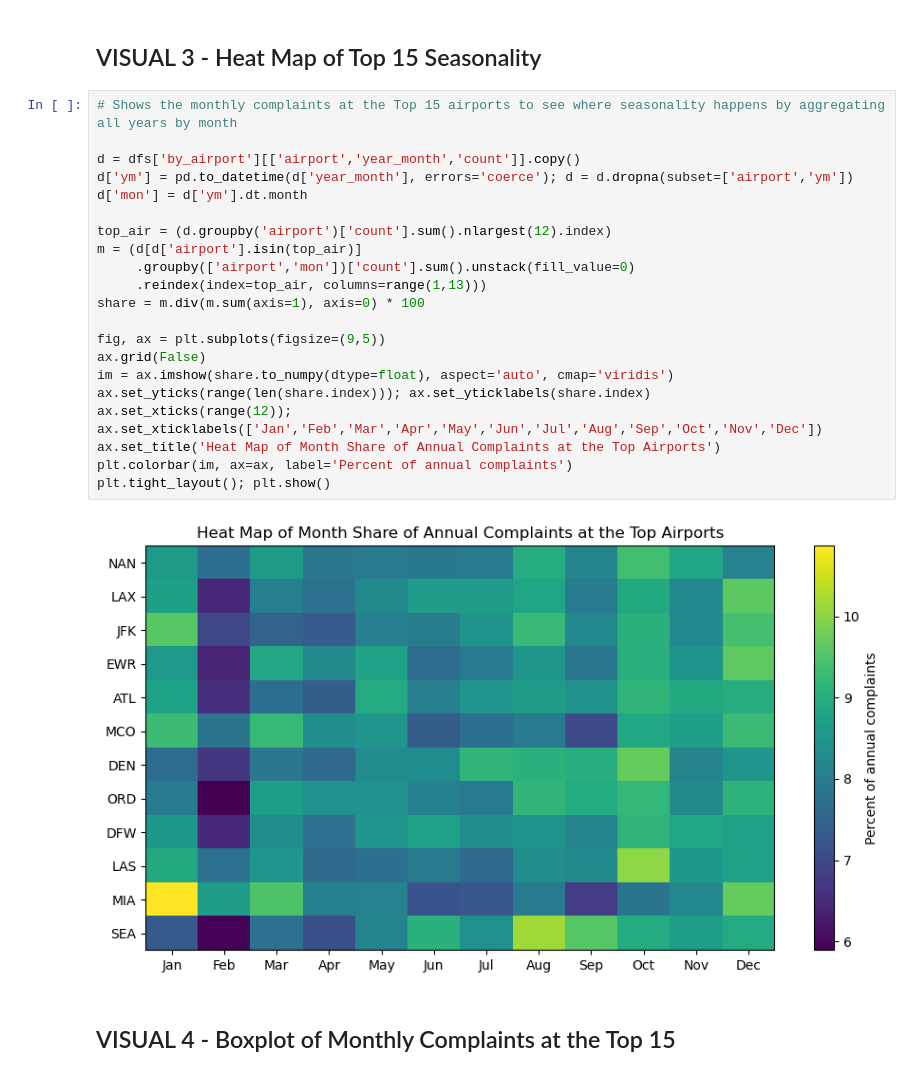
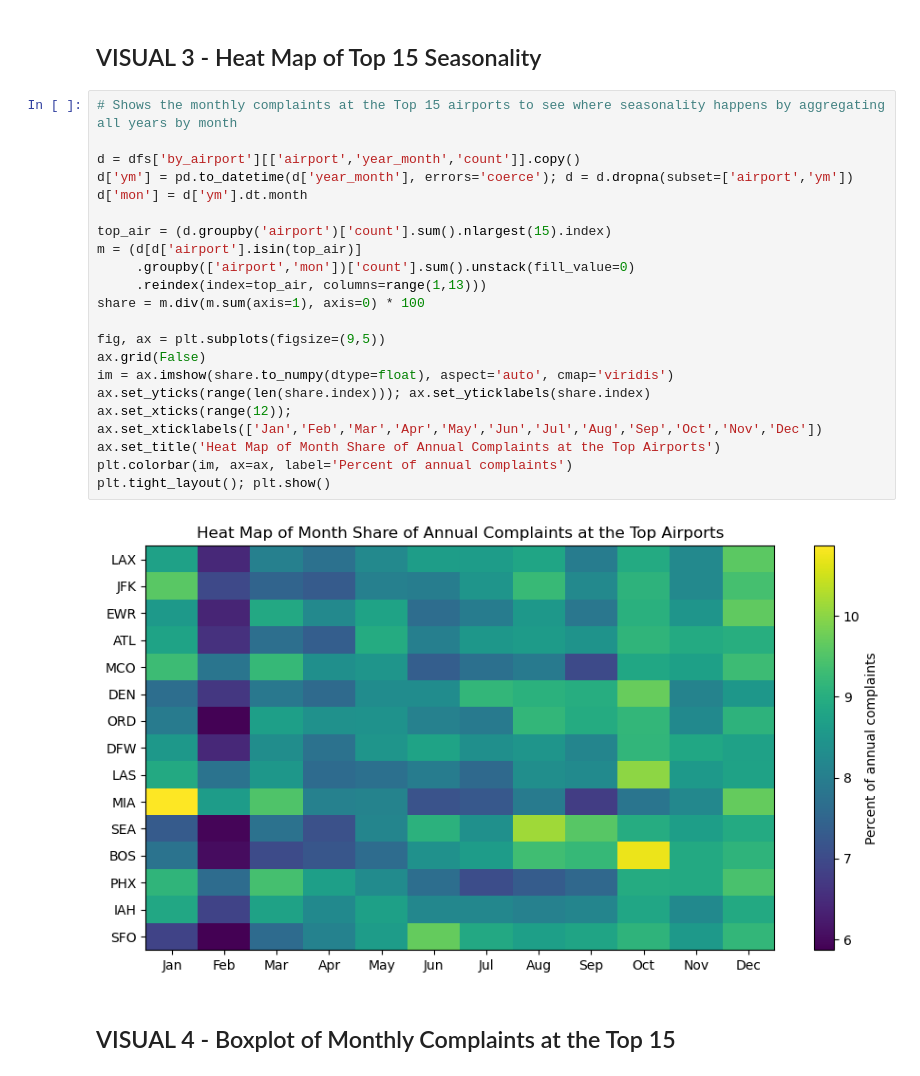
Before and after one commit to CorHarr/CorHarr.github.io, a Jupyter notebook: projects/tsa-complaints/TSA_Complaint_Hotspots.ipynb, the cells around one changed output. Cells and saved outputs as stored; diff of their text form.

```diff
--- a/projects/tsa-complaints/TSA_Complaint_Hotspots.ipynb
+++ b/projects/tsa-complaints/TSA_Complaint_Hotspots.ipynb
@@ -304,26 +315,26 @@ fig.show()
 # %%
 # Shows the monthly complaints at the Top 15 airports to see where seasonality happens by aggregating all years by month
 
 d = dfs['by_airport'][['airport','year_month','count']].copy()
 d['ym'] = pd.to_datetime(d['year_month'], errors='coerce'); d = d.dropna(subset=['airport','ym'])
 d['mon'] = d['ym'].dt.month
 
-top_air = (d.groupby('airport')['count'].sum().nlargest(12).index)
+top_air = (d.groupby('airport')['count'].sum().nlargest(15).index)
 m = (d[d['airport'].isin(top_air)]
      .groupby(['airport','mon'])['count'].sum().unstack(fill_value=0)
      .reindex(index=top_air, columns=range(1,13)))
 share = m.div(m.sum(axis=1), axis=0) * 100
 
 fig, ax = plt.subplots(figsize=(9,5))
 ax.grid(False)
 im = ax.imshow(share.to_numpy(dtype=float), aspect='auto', cmap='viridis')
 ax.set_yticks(range(len(share.index))); ax.set_yticklabels(share.index)
 ax.set_xticks(range(12)); ax.set_xticklabels(['Jan','Feb','Mar','Apr','May','Jun','Jul','Aug','Sep','Oct','Nov','Dec'])
 ax.set_title('Heat Map of Month Share of Annual Complaints at the Top Airports')
 plt.colorbar(im, ax=ax, label='Percent of annual complaints')
 plt.tight_layout(); plt.show()
 # %% [output]
-[figure, old version]
+[figure, new version]
 # %% [markdown]
 ## VISUAL 4 - Boxplot of Monthly Complaints at the Top 15
 # %%
```
Also changed, not shown: parts of 10 cells of this notebook.
